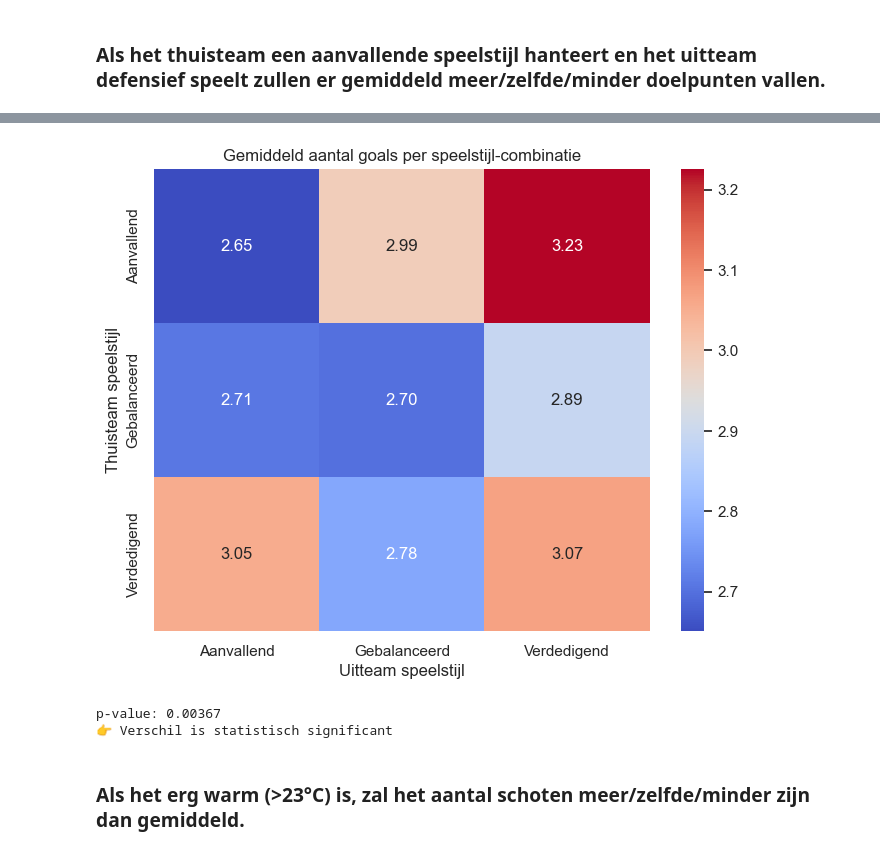
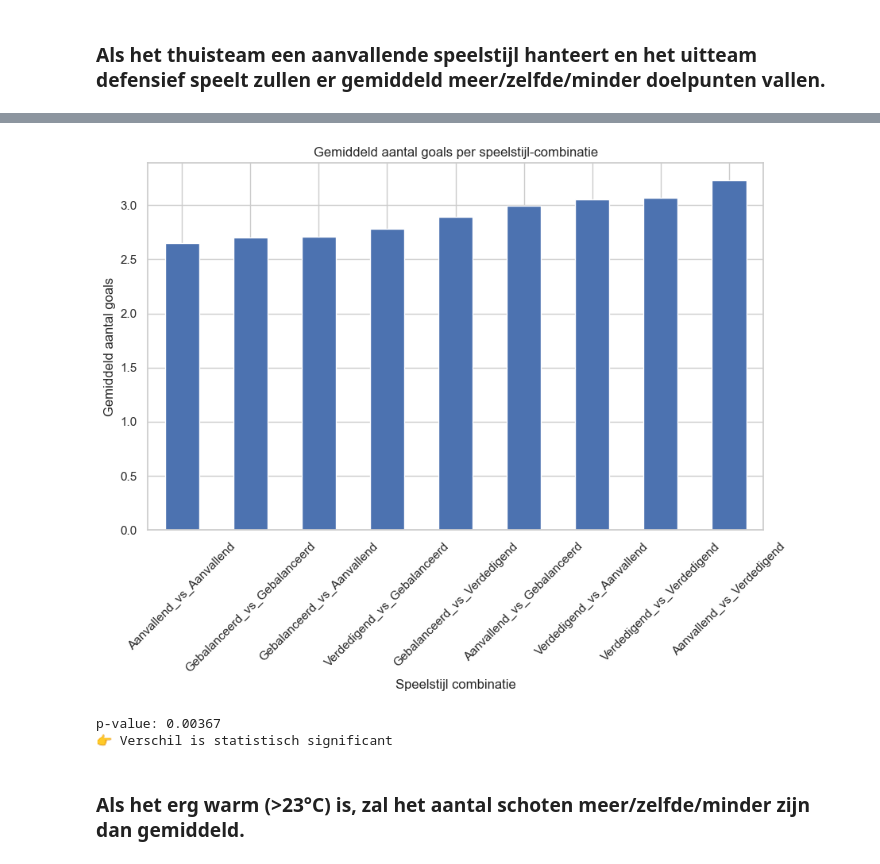
Before and after one commit to Torbendes/Bachelorproef, a Jupyter notebook: code/analyse/jpl_analyse.ipynb, the cells around one changed output, grey strips where cells are left out. Saved outputs shown, nothing was run; the diff lists cells and outputs as text; code cells hidden in the pictures.

```diff
--- a/code/analyse/jpl_analyse.ipynb
+++ b/code/analyse/jpl_analyse.ipynb
@@ -765,18 +744,11 @@ df[df['regen'] > 0]
 # %% [markdown]
 ### Speelstijl-combinaties
 # %%
-# 1=aanvallend, 0=gebalanceerd, -1=verdedigend
-# al aanwezig in df als 'speelstijl' per team
-# Maak combinaties:
-def speelstijl_combo(row):
-    if row['thuis_speelstijl']==1 and row['uit_speelstijl']==-1:
-        return "thuis_aanvallend_uit_verdedigend"
-    elif row['thuis_speelstijl']==-1 and row['uit_speelstijl']==1:
-        return "thuis_verdedigend_uit_aanvallend"
-    else:
-        return "gebalanceerd"
+# Combineer speelstijlen (thuis vs uit blijft behouden)
+df['speelstijl_combo'] = df['thuis_speelstijl'] + "_vs_" + df['uit_speelstijl']
 
-df['speelstijl_combo'] = df.apply(speelstijl_combo, axis=1)
+# Check
+df[['thuis_speelstijl','uit_speelstijl','speelstijl_combo']].head()
 
 df['speelstijl_combo'].tail(10)
 # %% [output]
@@ -1585,38 +1572,26 @@ Correlatie: 0.0794854428013269
 ### Als het thuisteam een aanvallende speelstijl hanteert en het uitteam defensief speelt zullen er gemiddeld meer/zelfde/minder doelpunten vallen.
 # %%
 # ===============================
-# 1️⃣ Maak een schone kopie met enkel de relevante kolommen
+# 2️⃣ Specifieke situatie:
+# Aanvallend vs Verdedigend
 # ===============================
-df_clean = df[['thuis_speelstijl', 'uit_speelstijl', 'doelpunten_thuis_voltijd', 'doelpunten_uit_voltijd']].copy()
+subset = df[df['speelstijl_combo'] == 'Aanvallend_vs_Verdedigend']
 
 # ===============================
-# 2️⃣ Voeg totaal aantal goals toe
+# 3️⃣ Gemiddelden
 # ===============================
-df_clean['totaal_goals'] = df_clean['doelpunten_thuis_voltijd'] + df_clean['doelpunten_uit_voltijd']
+gem_specifiek = subset['totaal_goals'].mean()
+gem_algemeen = df['totaal_goals'].mean()
+
+print(f"Gemiddeld aantal goals (Aanvallend vs Verdedigend): {gem_specifiek:.2f}")
+print(f"Algemeen gemiddelde aantal goals: {gem_algemeen:.2f}")
 
 # ===============================
-# 3️⃣ Specifieke situatie: thuis aanvallend vs uit verdedigend
+# 4️⃣ Interpretatie
 # ===============================
-subset = df_clean[
-    (df_clean['thuis_speelstijl'] == 'Aanvallend') &
-    (df_clean['uit_speelstijl'] == 'Verdedigend')
-]
-
-# ===============================
-# 4️⃣ Gemiddelden berekenen
-# ===============================
-gemiddelde_specifiek = subset['totaal_goals'].mean()
-gemiddelde_algemeen = df_clean['totaal_goals'].mean()
-
-print(f"Gemiddeld aantal goals (aanvallend vs verdedigend): {gemiddelde_specifiek:.2f}")
-print(f"Algemeen gemiddelde aantal goals: {gemiddelde_algemeen:.2f}")
-
-# ===============================
-# 5️⃣ Interpretatie (meer/minder/zelfde)
-# ===============================
-if gemiddelde_specifiek > gemiddelde_algemeen:
+if gem_specifiek > gem_algemeen:
     conclusie = "meer"
-elif gemiddelde_specifiek < gemiddelde_algemeen:
+elif gem_specifiek < gem_algemeen:
     conclusie = "minder"
 else:
     conclusie = "hetzelfde"
@@ -1624,32 +1599,33 @@ else:
 print(f"👉 In deze situatie vallen gemiddeld {conclusie} doelpunten.")
 
 # ===============================
-# 6️⃣ Overzicht ALLE combinaties van speelstijlen
+# 5️⃣ Overzicht alle combinaties
 # ===============================
-overzicht = df_clean.groupby(['thuis_speelstijl', 'uit_speelstijl'])['totaal_goals'].mean().unstack()
-
-print("\nOverzicht gemiddelde goals per speelstijl-combinatie:")
+overzicht = df.groupby('speelstijl_combo')['totaal_goals'].mean().sort_values()
+print("\nGemiddeld aantal goals per speelstijl-combinatie:")
 print(overzicht)
 
 # ===============================
-# 7️⃣ Visualisatie (heatmap)
+# 6️⃣ Visualisatie (barplot)
 # ===============================
-plt.figure(figsize=(8,6))
-sns.heatmap(overzicht, annot=True, fmt=".2f", cmap="coolwarm")
+plt.figure(figsize=(10,6))
+overzicht.plot(kind='bar')
 plt.title("Gemiddeld aantal goals per speelstijl-combinatie")
-plt.xlabel("Uitteam speelstijl")
-plt.ylabel("Thuisteam speelstijl")
+plt.xlabel("Speelstijl combinatie")
+plt.ylabel("Gemiddeld aantal goals")
+plt.xticks(rotation=45)
 plt.show()
 
 # ===============================
-# 8️⃣ Statistische test (t-test)
+# 7️⃣ Statistische test (t-test)
 # ===============================
 groep1 = subset['totaal_goals'].dropna()
-groep2 = df_clean['totaal_goals'].dropna()
+groep2 = df['totaal_goals'].dropna()
 
 t_stat, p = ttest_ind(groep1, groep2, equal_var=False)
 
 print(f"\np-value: {p:.5f}")
+
 if p < 0.05:
     print("👉 Verschil is statistisch significant")
 else:
@@ -1668,4 +1650,4 @@ Verdedigend         3.054726      2.780822     3.069767
-[figure, old version]
+[figure, new version]
 p-value: 0.00367
 👉 Verschil is statistisch significant
 # %% [markdown]
```
Also changed, not shown: parts of 8 cells of this notebook.
